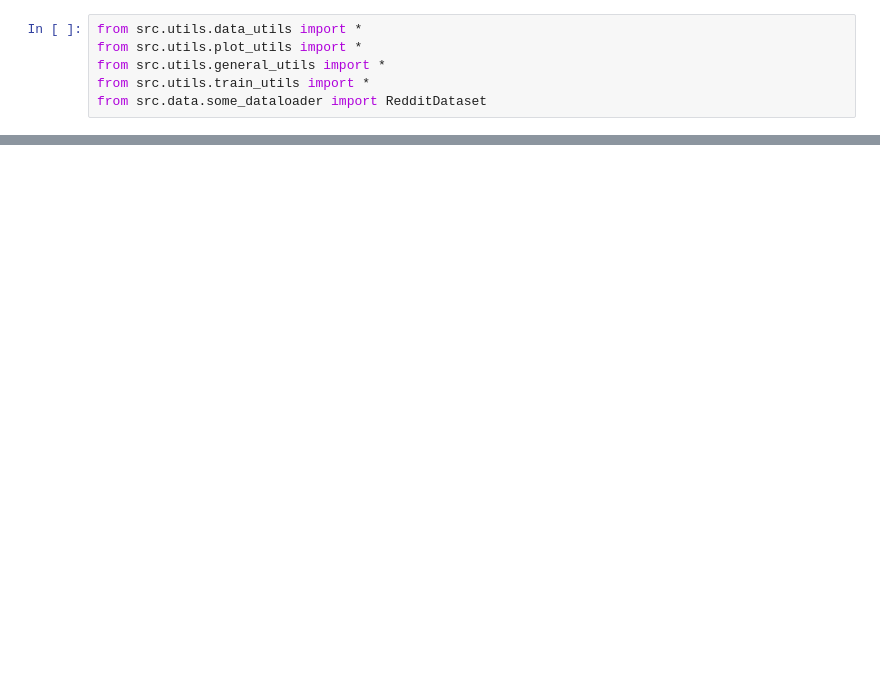
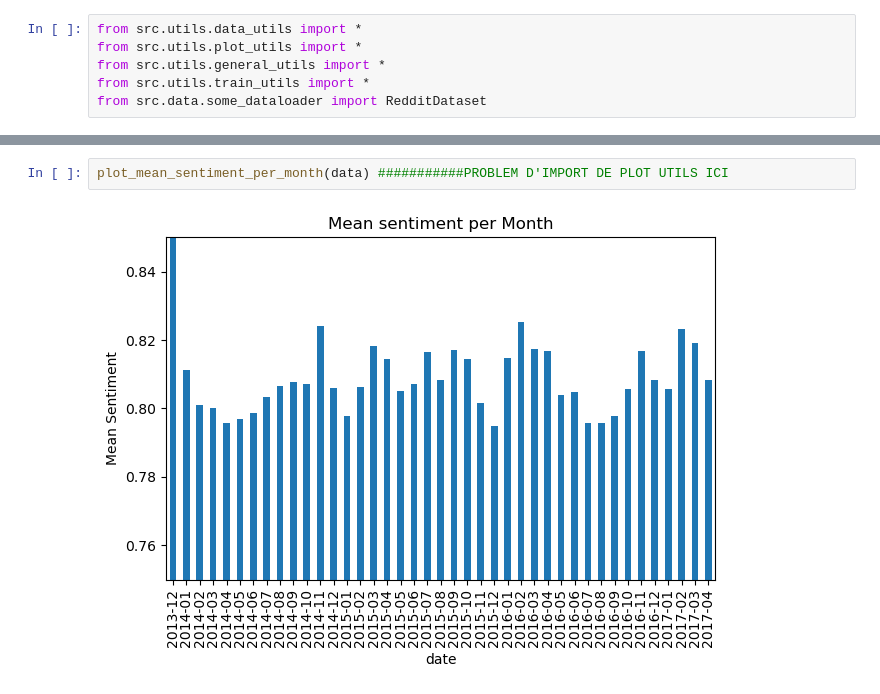
Before and after one commit to epfl-ada/ada-2025-project-othertagada, a Jupyter notebook: results.ipynb, the cells around one changed output, grey strips where cells are left out. Drawn from its saved outputs; the diff is of its cells as text; blank space fills up the shorter version.

```diff
--- a/results.ipynb
+++ b/results.ipynb
@@ -36,0 +45,4 @@ Using 71 subreddits (>400 posts)
+# %%
+plot_mean_sentiment_per_month(data) ###########PROBLEM D'IMPORT DE PLOT UTILS ICI
+# %% [output]
+[figure, added]
```
Also changed, not shown: parts of 16 cells of this notebook, 3 other files.
